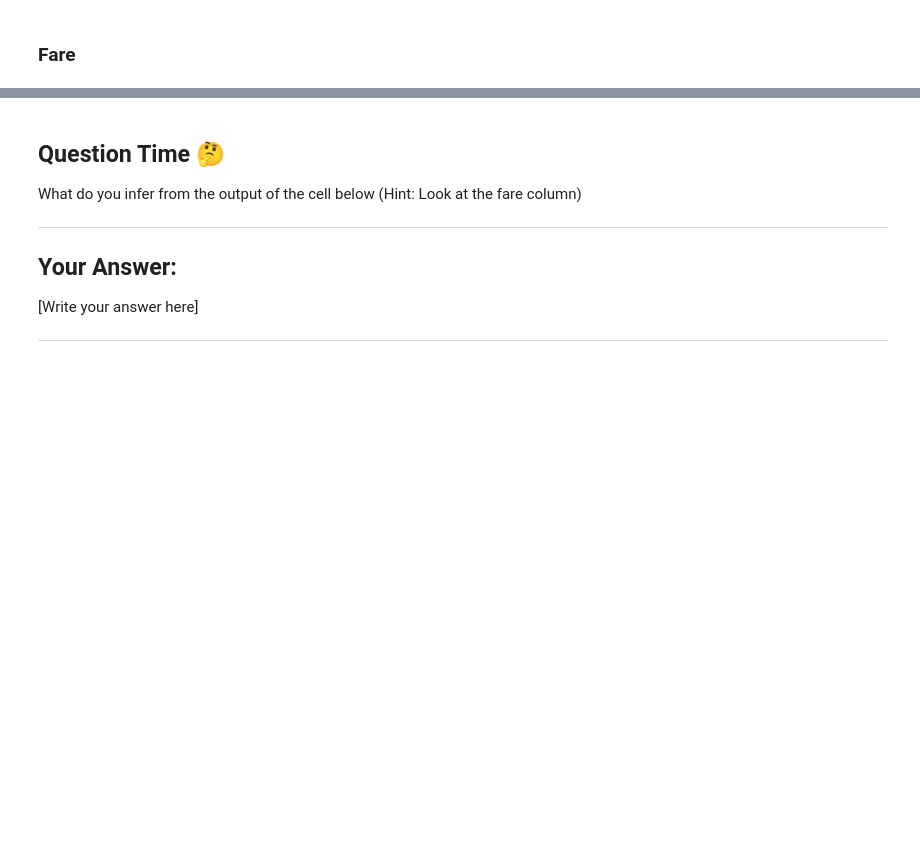
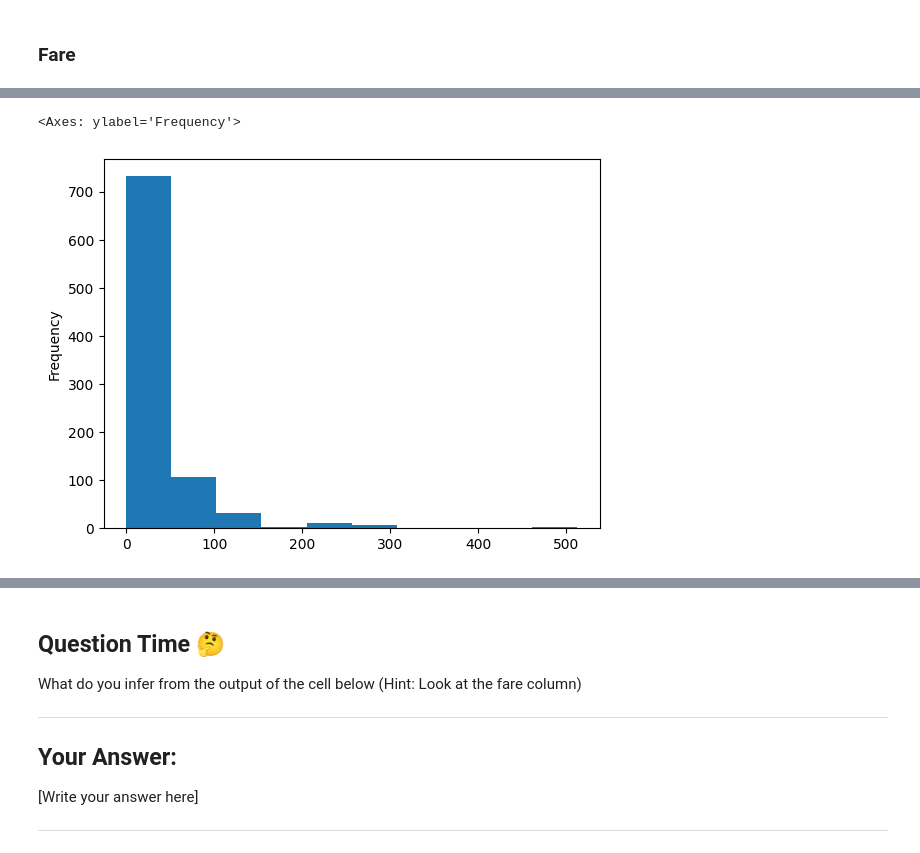
Before and after one commit to devanshdhanuka14/SynapseLP, a Jupyter notebook: Copy_of_SynapseLPWeekOne.ipynb, the cells around one changed output, grey strips where cells are left out. Saved outputs shown, nothing was run; the diff lists cells and outputs as text; code cells hidden in the pictures; blank space fills up the shorter version.

```diff
--- a/Copy_of_SynapseLPWeekOne.ipynb
+++ b/Copy_of_SynapseLPWeekOne.ipynb
@@ -671,0 +893,5 @@ Now, you will do the same thing  for fare column and also plot a histogram in th
+# %%
+df['Fare'].plot(kind = 'hist')
+# %% [output]
+<Axes: ylabel='Frequency'>
+[figure, added]
```
Also changed, not shown: parts of 40 cells of this notebook.
